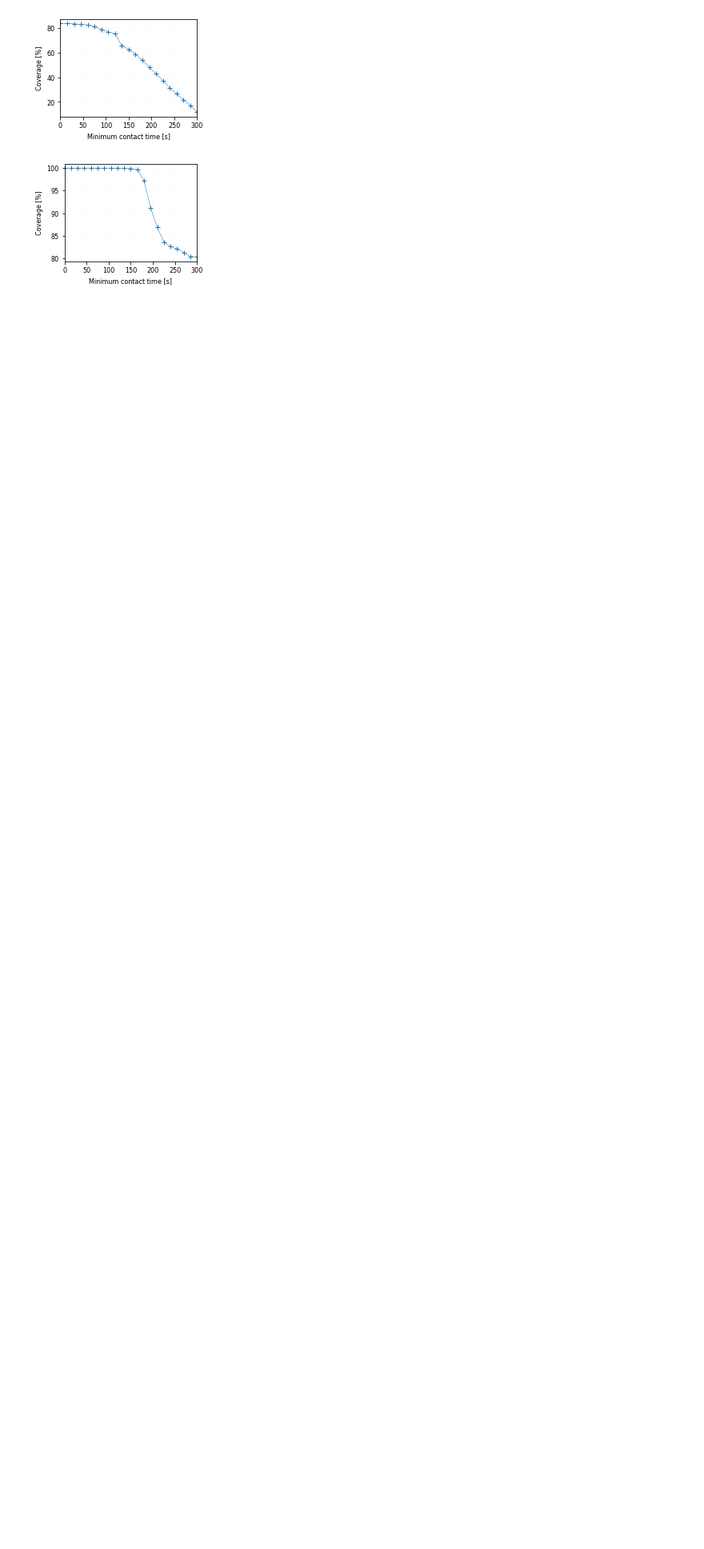
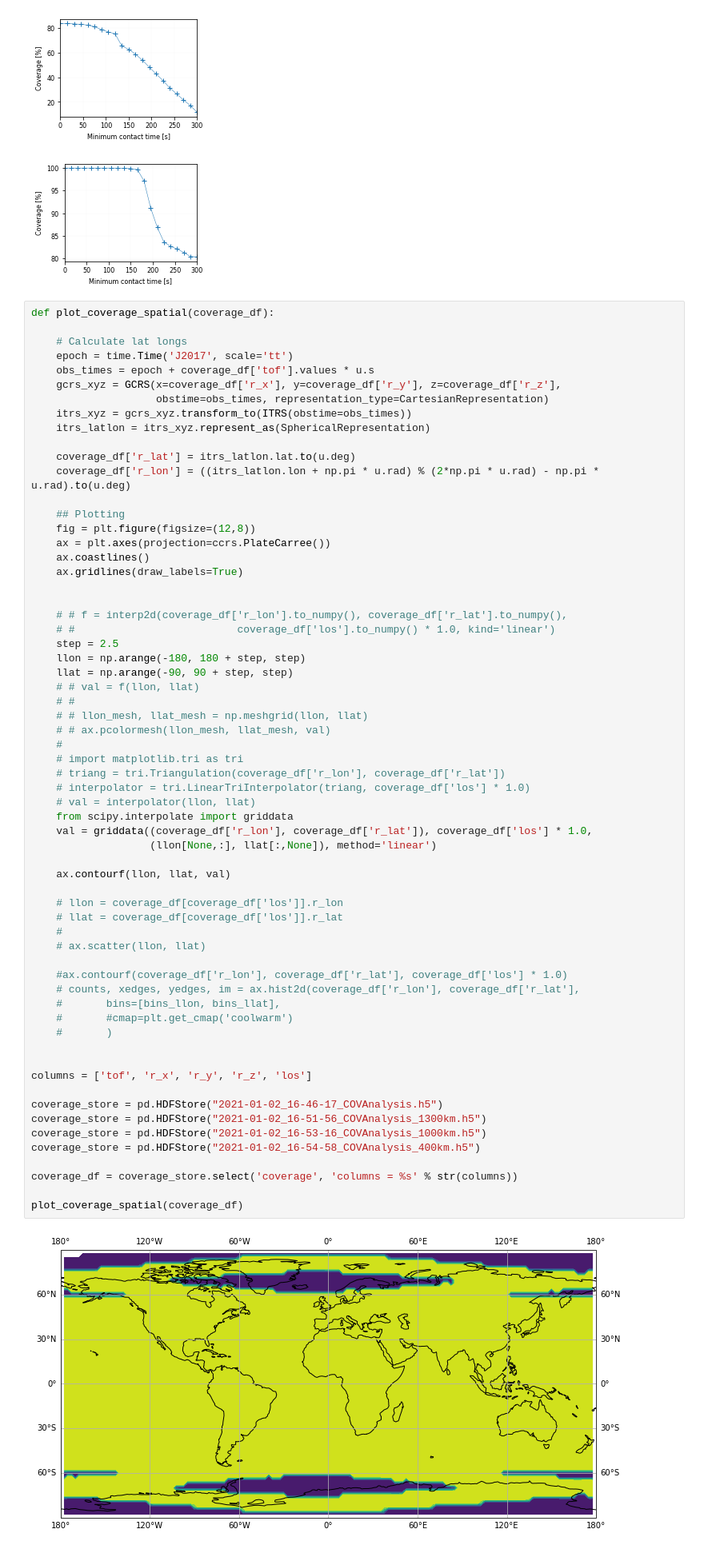
Before and after one commit to Josvth/hermes, a Jupyter notebook: visibility_analysis/Telesat/Analysis_Telesat.ipynb, the cells around one changed output. Shown: that part at 80% size. Saved outputs shown, nothing was run; the diff lists cells and outputs as text; blank space fills up the shorter version.

Commit message:
Spatial analysis sort of working.

```diff
--- a/visibility_analysis/Telesat/Analysis_Telesat.ipynb
+++ b/visibility_analysis/Telesat/Analysis_Telesat.ipynb
@@ -464,3 +465,68 @@ plt.show()
 # %% [output]
 [figure]
 [figure]
+# %%
+def plot_coverage_spatial(coverage_df):
+
+    # Calculate lat longs
+    epoch = time.Time('J2017', scale='tt')
+    obs_times = epoch + coverage_df['tof'].values * u.s
+    gcrs_xyz = GCRS(x=coverage_df['r_x'], y=coverage_df['r_y'], z=coverage_df['r_z'],
+                    obstime=obs_times, representation_type=CartesianRepresentation)
+    itrs_xyz = gcrs_xyz.transform_to(ITRS(obstime=obs_times))
+    itrs_latlon = itrs_xyz.represent_as(SphericalRepresentation)
+
+    coverage_df['r_lat'] = itrs_latlon.lat.to(u.deg)
+    coverage_df['r_lon'] = ((itrs_latlon.lon + np.pi * u.rad) % (2*np.pi * u.rad) - np.pi * u.rad).to(u.deg)
+
+    ## Plotting
+    fig = plt.figure(figsize=(12,8))
+    ax = plt.axes(projection=ccrs.PlateCarree())
+    ax.coastlines()
+    ax.gridlines(draw_labels=True)
+
+
+    # # f = interp2d(coverage_df['r_lon'].to_numpy(), coverage_df['r_lat'].to_numpy(),
+    # #                          coverage_df['los'].to_numpy() * 1.0, kind='linear')
+    step = 2.5
+    llon = np.arange(-180, 180 + step, step)
+    llat = np.arange(-90, 90 + step, step)
+    # # val = f(llon, llat)
+    # #
+    # # llon_mesh, llat_mesh = np.meshgrid(llon, llat)
+    # # ax.pcolormesh(llon_mesh, llat_mesh, val)
+    #
+    # import matplotlib.tri as tri
+    # triang = tri.Triangulation(coverage_df['r_lon'], coverage_df['r_lat'])
+    # interpolator = tri.LinearTriInterpolator(triang, coverage_df['los'] * 1.0)
+    # val = interpolator(llon, llat)
+    from scipy.interpolate import griddata
+    val = griddata((coverage_df['r_lon'], coverage_df['r_lat']), coverage_df['los'] * 1.0,
+                   (llon[None,:], llat[:,None]), method='linear')
+
+    ax.contourf(llon, llat, val)
+
+    # llon = coverage_df[coverage_df['los']].r_lon
+    # llat = coverage_df[coverage_df['los']].r_lat
+    #
+    # ax.scatter(llon, llat)
+
+    #ax.contourf(coverage_df['r_lon'], coverage_df['r_lat'], coverage_df['los'] * 1.0)
+    # counts, xedges, yedges, im = ax.hist2d(coverage_df['r_lon'], coverage_df['r_lat'],
+    #       bins=[bins_llon, bins_llat],
+    #       #cmap=plt.get_cmap('coolwarm')
+    #       )
+
+
+columns = ['tof', 'r_x', 'r_y', 'r_z', 'los']
+
+coverage_store = pd.HDFStore("2021-01-02_16-46-17_COVAnalysis.h5")
+coverage_store = pd.HDFStore("2021-01-02_16-51-56_COVAnalysis_1300km.h5")
+coverage_store = pd.HDFStore("2021-01-02_16-53-16_COVAnalysis_1000km.h5")
+coverage_store = pd.HDFStore("2021-01-02_16-54-58_COVAnalysis_400km.h5")
+
+coverage_df = coverage_store.select('coverage', 'columns = %s' % str(columns))
+
+plot_coverage_spatial(coverage_df)
+# %% [output]
+[figure, added]
```
Also changed, not shown: parts of 4 cells of this notebook, 3 other files.
